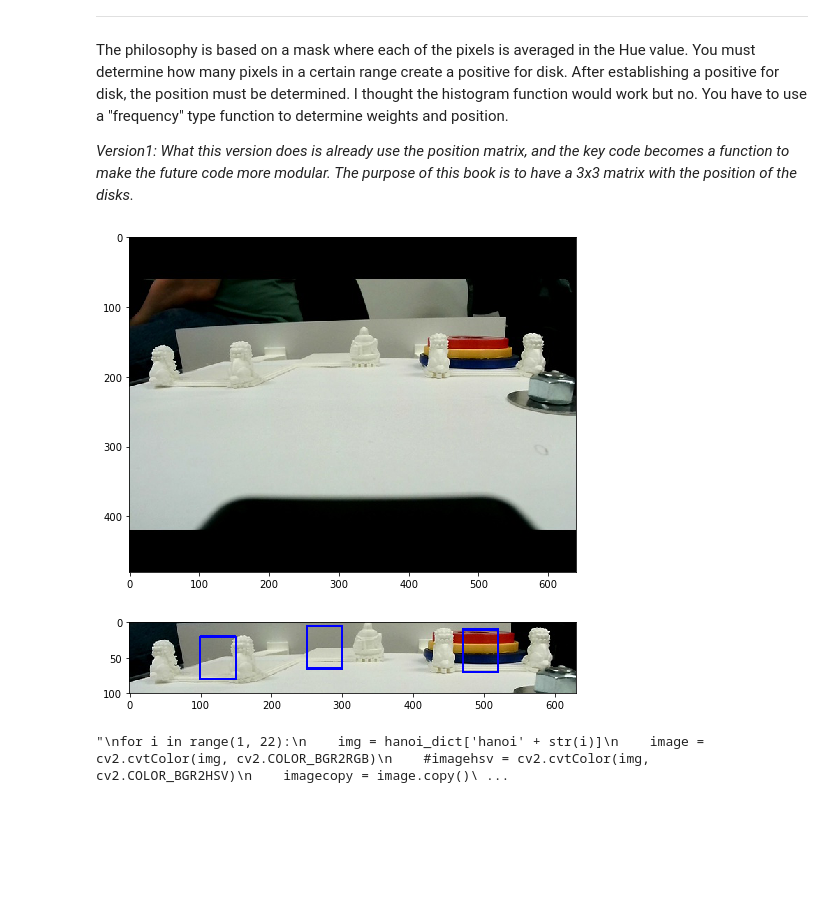
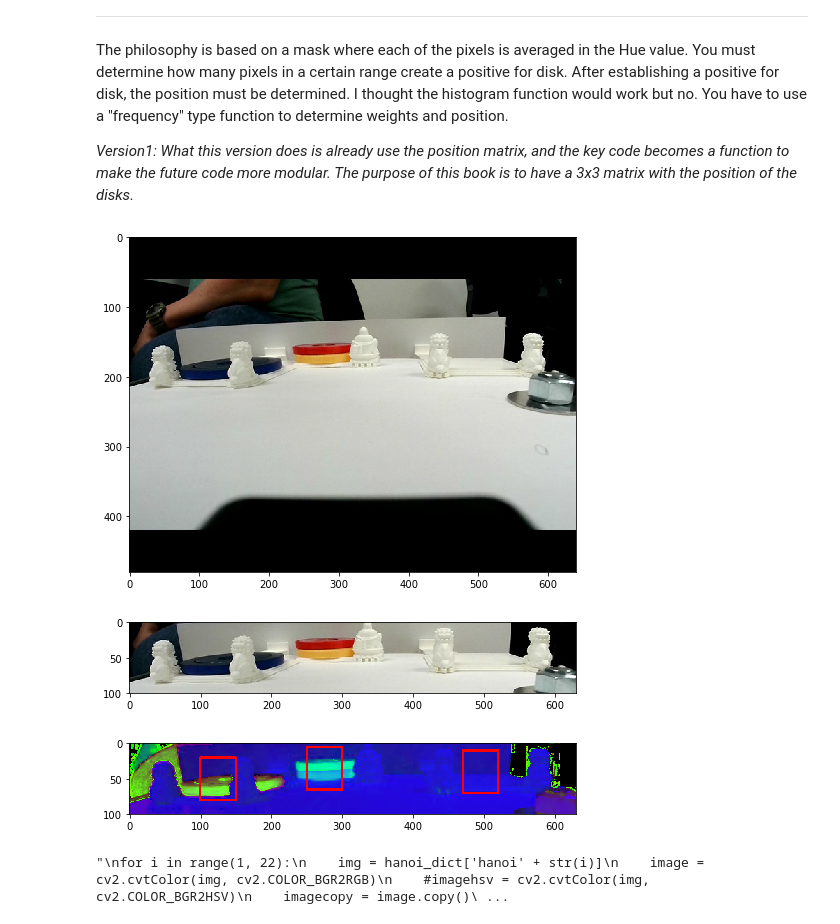
Before and after one commit to medinaserna/vision_hanoi, a Jupyter notebook: disc_det_v1-forCamosun.ipynb, the cells around one changed output. Cells and saved outputs as stored; diff of their text form; code cells hidden in the pictures; blank space fills up the shorter version.

```diff
--- a/disc_det_v1-forCamosun.ipynb
+++ b/disc_det_v1-forCamosun.ipynb
@@ -274,27 +274,34 @@ for i in range (1, (img_quant+1)):
 # %%
 #load the image that I want to know the HSV value, but first look in the RGB version and also get the HSV version
 
-img = hanoi_dict['hanoi2']
+img = hanoi_dict['hanoi6']
 image = cv2.cvtColor(img, cv2.COLOR_BGR2RGB)
 imagehsv = cv2.cvtColor(img, cv2.COLOR_BGR2HSV)
 imagecopy = image.copy()
 imagehsvcopy = imagehsv.copy()
 display(image)
 # %% [output]
-[figure, old version]
+[figure, new version]
 # %%
 small_image = imagecopy[130:230, 0:630]
 small_image_hsv = imagehsvcopy[130:230, 0:630]
 # %%
 #this step is only to estimate where to start looking for the disc. in the final application is not necessary to draw rectangles
 
-image2 = cv2.rectangle(small_image, (mask_x0, mask_y0), ((mask_x0 + mask_width0), (mask_y0+mask_height0)), (0,0,255), thickness = 2)
-image2 = cv2.rectangle(small_image, (mask_x1, mask_y1), ((mask_x1 + mask_width1), (mask_y1+mask_height1)), (0,0,255), thickness = 2)
-image2 = cv2.rectangle(small_image, (mask_x2, mask_y2), ((mask_x2 + mask_width2), (mask_y2+mask_height2)), (0,0,255), thickness = 2)
+#image2 = cv2.rectangle(small_image, (mask_x0, mask_y0), ((mask_x0 + mask_width0), (mask_y0+mask_height0)), (0,0,255), thickness = 2)
+#image2 = cv2.rectangle(small_image, (mask_x1, mask_y1), ((mask_x1 + mask_width1), (mask_y1+mask_height1)), (0,0,255), thickness = 2)
+#image2 = cv2.rectangle(small_image, (mask_x2, mask_y2), ((mask_x2 + mask_width2), (mask_y2+mask_height2)), (0,0,255), thickness = 2)
 
-display(image2)
+image2 = cv2.rectangle(small_image_hsv, (mask_x0, mask_y0), ((mask_x0 + mask_width0), (mask_y0+mask_height0)), (255,0,0), thickness = 2)
+image2 = cv2.rectangle(small_image_hsv, (mask_x1, mask_y1), ((mask_x1 + mask_width1), (mask_y1+mask_height1)), (255,0,0), thickness = 2)
+image2 = cv2.rectangle(small_image_hsv, (mask_x2, mask_y2), ((mask_x2 + mask_width2), (mask_y2+mask_height2)), (255,0,0), thickness = 2)
+
+
+display(small_image)
+display(small_image_hsv)
 # %% [output]
-[figure, old version]
+[figure, new version]
+[figure, added]
 # %%
 #now, show me all
 """
```
Also changed, not shown: parts of 3 cells of this notebook, 2 other files.
